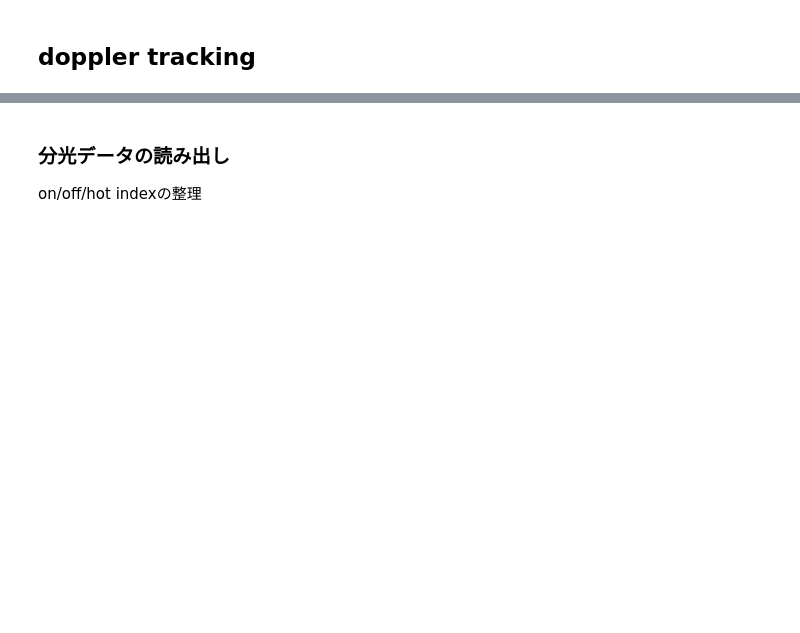
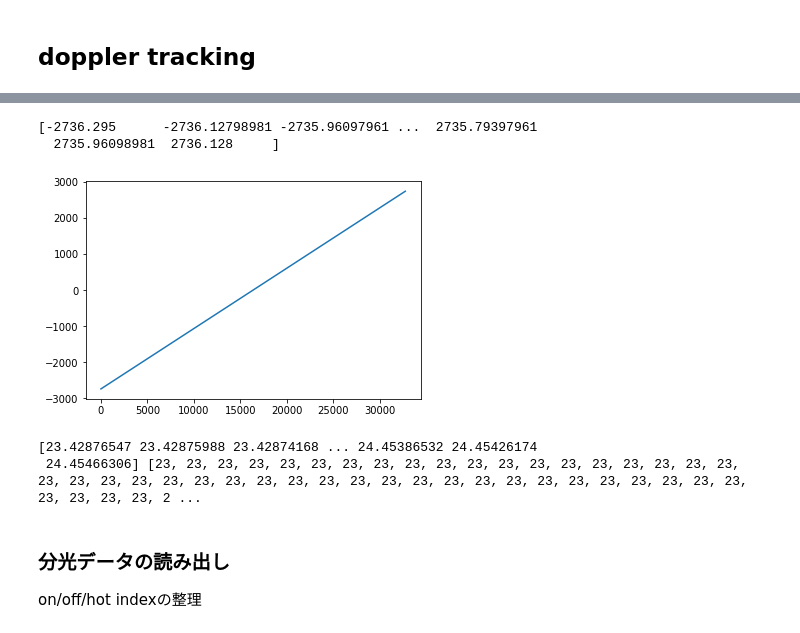
Before and after one commit to nanten2/analy_n2data, a Jupyter notebook: notebook/analy_otf.ipynb, the cells around one changed output, grey strips where cells are left out. Drawn from its saved outputs; the diff is of its cells as text; code cells hidden in the pictures; blank space fills up the shorter version.

```diff
--- a/notebook/analy_otf.ipynb
+++ b/notebook/analy_otf.ipynb
@@ -254,3 +384,29 @@ vobs
+# %%
+%matplotlib inline
+vobs = numpy.load("vobs.npy")
+
+#config
+dv = 0.167#km/s
+ch = numpy.linspace(0, 32767, 32768)
+#16384 ch でvlsr= 0
+center_ch = 16384
+vlsr = 0
+vlsr_min = -1*(center_ch + 1)*dv
+vlsr_max = (32768- center_ch)*dv
+v_list = numpy.linspace(vlsr_min, vlsr_max, 32768)
+
+print(v_list)
+plt.plot(v_list)
+plt.show()
+bch = list(map(int, vobs//dv))#ch数の移動
+slide_ch = (vobs/dv) - bch#interpolationによる移動量
+print(vobs/dv, bch, slide_ch)
+# %% [output]
+[-2736.295      -2736.12798981 -2735.96097961 ...  2735.79397961
+  2735.96098981  2736.128     ]
+[figure, added]
+[23.42876547 23.42875988 23.42874168 ... 24.45386532 24.45426174
+ 24.45466306] [23, 23, 23, 23, 23, 23, 23, 23, 23, 23, 23, 23, 23, 23, 23, 23, 23, 23, 23, 23, 23, 23, 23, 23, 23, 23, 23, 23, 23, 23, 23, 23, 23, 23, 23, 23, 23, 23, 23, 23, 23, 23, 23, 23, 23, 23, 2 ...
 # %% [markdown]
 ### 分光データの読み出し
 on/off/hot indexの整理
```
Also changed, not shown: parts of 16 cells of this notebook, 2 other files.
